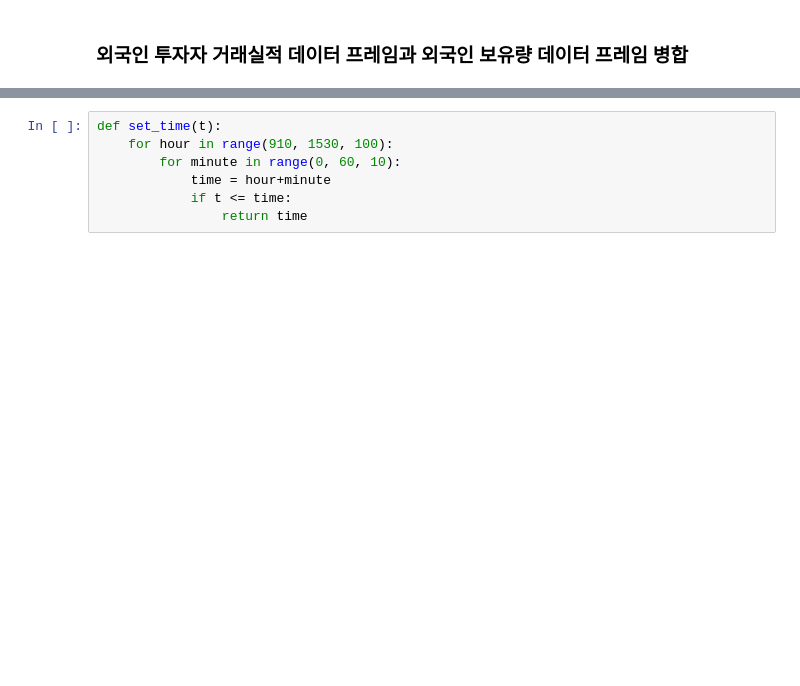
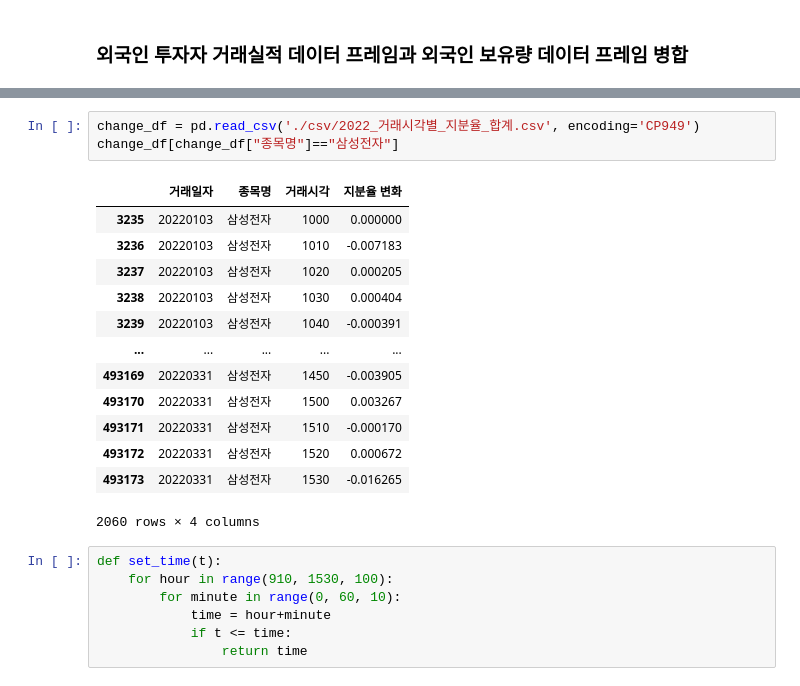
Before and after one commit to jkim0313/KRX_contest, a Jupyter notebook: 1년치 외국인 지분율.ipynb, the cells around one changed output, grey strips where cells are left out. Saved outputs shown, nothing was run; the diff lists cells and outputs as text; blank space fills up the shorter version.

```diff
--- a/1년치 외국인 지분율.ipynb
+++ b/1년치 외국인 지분율.ipynb
@@ -264,3 +251,20 @@ company
+# %%
+change_df = pd.read_csv('./csv/2022_거래시각별_지분율_합계.csv', encoding='CP949')
+change_df[change_df["종목명"]=="삼성전자"]
+# %% [output]
+|  | 거래일자 | 종목명 | 거래시각 | 지분율 변화 |
+| 3235 | 20220103 | 삼성전자 | 1000 | 0.000000 |
+| 3236 | 20220103 | 삼성전자 | 1010 | -0.007183 |
+| 3237 | 20220103 | 삼성전자 | 1020 | 0.000205 |
+| 3238 | 20220103 | 삼성전자 | 1030 | 0.000404 |
+| 3239 | 20220103 | 삼성전자 | 1040 | -0.000391 |
+| ... | ... | ... | ... | ... |
+| 493169 | 20220331 | 삼성전자 | 1450 | -0.003905 |
+| 493170 | 20220331 | 삼성전자 | 1500 | 0.003267 |
+| 493171 | 20220331 | 삼성전자 | 1510 | -0.000170 |
+| 493172 | 20220331 | 삼성전자 | 1520 | 0.000672 |
+| 493173 | 20220331 | 삼성전자 | 1530 | -0.016265 |
+2060 rows × 4 columns
 # %%
 def set_time(t):
     for hour in range(910, 1530, 100):
```
Also changed, not shown: parts of 13 cells of this notebook, 1 other file.
